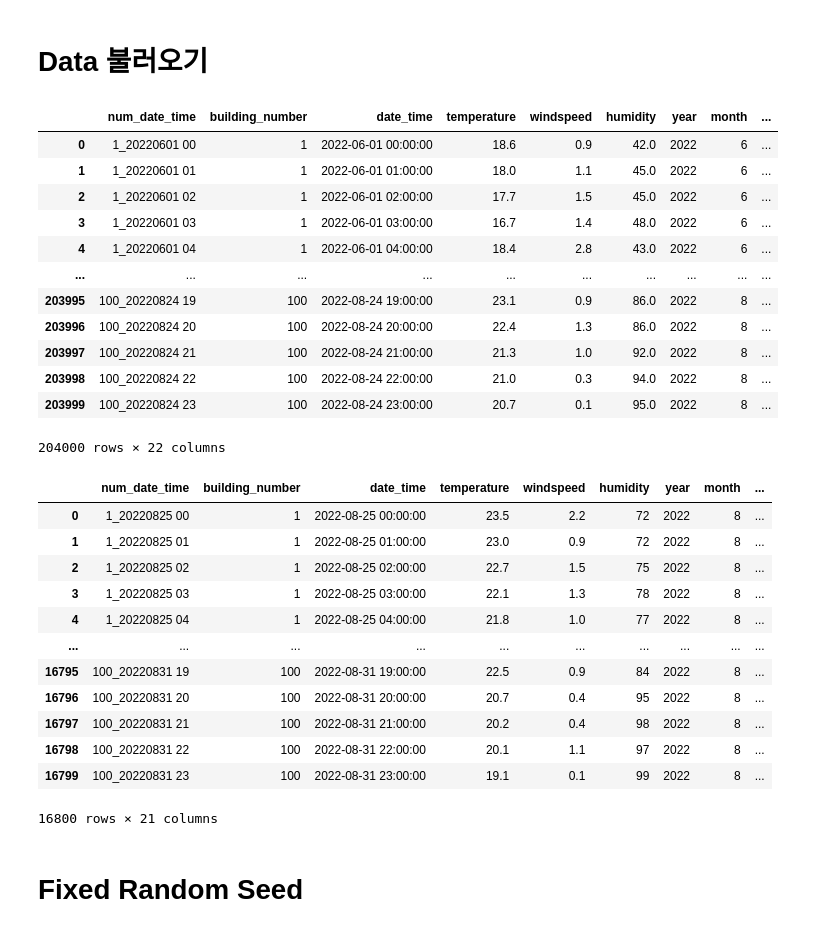
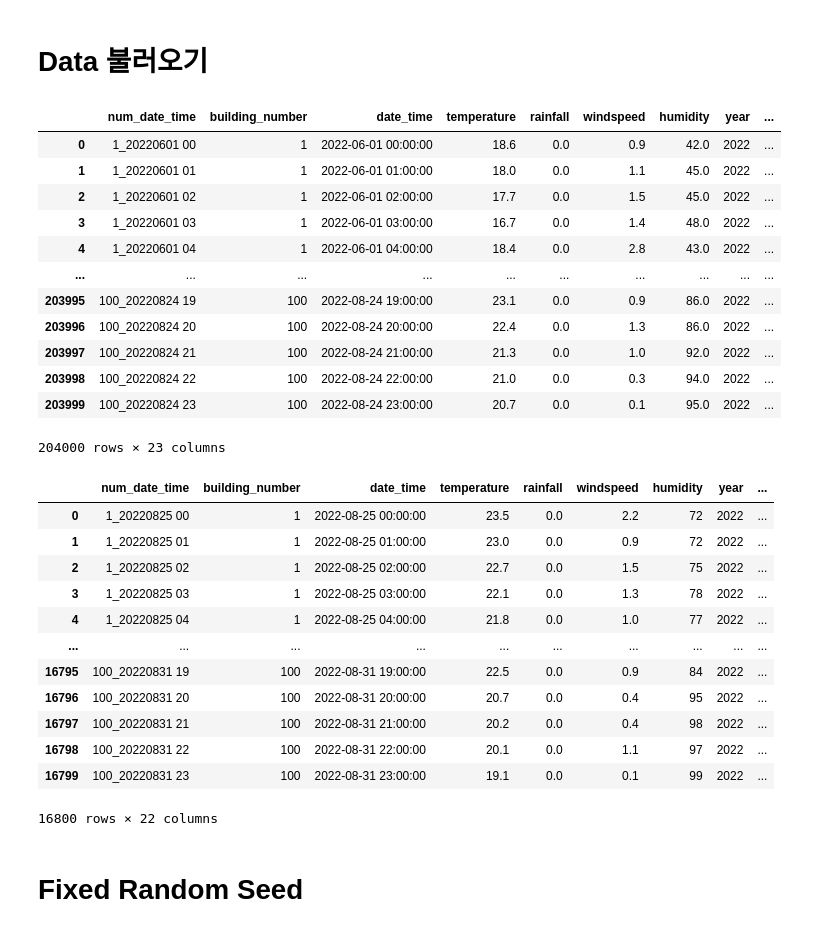
Before and after one commit to zivary/ABBA_test, a Jupyter notebook: ABBA_test-main/ABBA_test_LSTM.ipynb, the cells around one changed output. Saved outputs shown, nothing was run; the diff lists cells and outputs as text; code cells hidden in the pictures.

```diff
--- a/ABBA_test-main/ABBA_test_LSTM.ipynb
+++ b/ABBA_test-main/ABBA_test_LSTM.ipynb
@@ -23,38 +23,38 @@ warnings.filterwarnings(action='ignore')
 # %% [markdown]
 # Data 불러오기
 # %%
-train_df = pd.read_pickle('./processed_data/train_df.pkl')
-test_df = pd.read_pickle('./processed_data/test_df.pkl')
+train_df = pd.read_pickle('./processed_data/train_df_dl.pkl')
+test_df = pd.read_pickle('./processed_data/test_df_dl.pkl')
 
 display(train_df)
 display(test_df)
 # %% [output]
-|  | num_date_time | building_number | date_time | temperature | windspeed | humidity | year | month | ... |
-| 0 | 1_20220601 00 | 1 | 2022-06-01 00:00:00 | 18.6 | 0.9 | 42.0 | 2022 | 6 | ... |
-| 1 | 1_20220601 01 | 1 | 2022-06-01 01:00:00 | 18.0 | 1.1 | 45.0 | 2022 | 6 | ... |
-| 2 | 1_20220601 02 | 1 | 2022-06-01 02:00:00 | 17.7 | 1.5 | 45.0 | 2022 | 6 | ... |
-| 3 | 1_20220601 03 | 1 | 2022-06-01 03:00:00 | 16.7 | 1.4 | 48.0 | 2022 | 6 | ... |
-| 4 | 1_20220601 04 | 1 | 2022-06-01 04:00:00 | 18.4 | 2.8 | 43.0 | 2022 | 6 | ... |
+|  | num_date_time | building_number | date_time | temperature | rainfall | windspeed | humidity | year | ... |
+| 0 | 1_20220601 00 | 1 | 2022-06-01 00:00:00 | 18.6 | 0.0 | 0.9 | 42.0 | 2022 | ... |
+| 1 | 1_20220601 01 | 1 | 2022-06-01 01:00:00 | 18.0 | 0.0 | 1.1 | 45.0 | 2022 | ... |
+| 2 | 1_20220601 02 | 1 | 2022-06-01 02:00:00 | 17.7 | 0.0 | 1.5 | 45.0 | 2022 | ... |
+| 3 | 1_20220601 03 | 1 | 2022-06-01 03:00:00 | 16.7 | 0.0 | 1.4 | 48.0 | 2022 | ... |
+| 4 | 1_20220601 04 | 1 | 2022-06-01 04:00:00 | 18.4 | 0.0 | 2.8 | 43.0 | 2022 | ... |
 | ... | ... | ... | ... | ... | ... | ... | ... | ... | ... |
-| 203995 | 100_20220824 19 | 100 | 2022-08-24 19:00:00 | 23.1 | 0.9 | 86.0 | 2022 | 8 | ... |
-| 203996 | 100_20220824 20 | 100 | 2022-08-24 20:00:00 | 22.4 | 1.3 | 86.0 | 2022 | 8 | ... |
-| 203997 | 100_20220824 21 | 100 | 2022-08-24 21:00:00 | 21.3 | 1.0 | 92.0 | 2022 | 8 | ... |
-| 203998 | 100_20220824 22 | 100 | 2022-08-24 22:00:00 | 21.0 | 0.3 | 94.0 | 2022 | 8 | ... |
-| 203999 | 100_20220824 23 | 100 | 2022-08-24 23:00:00 | 20.7 | 0.1 | 95.0 | 2022 | 8 | ... |
+| 203995 | 100_20220824 19 | 100 | 2022-08-24 19:00:00 | 23.1 | 0.0 | 0.9 | 86.0 | 2022 | ... |
+| 203996 | 100_20220824 20 | 100 | 2022-08-24 20:00:00 | 22.4 | 0.0 | 1.3 | 86.0 | 2022 | ... |
+| 203997 | 100_20220824 21 | 100 | 2022-08-24 21:00:00 | 21.3 | 0.0 | 1.0 | 92.0 | 2022 | ... |
+| 203998 | 100_20220824 22 | 100 | 2022-08-24 22:00:00 | 21.0 | 0.0 | 0.3 | 94.0 | 2022 | ... |
+| 203999 | 100_20220824 23 | 100 | 2022-08-24 23:00:00 | 20.7 | 0.0 | 0.1 | 95.0 | 2022 | ... |
-204000 rows × 22 columns
+204000 rows × 23 columns
-|  | num_date_time | building_number | date_time | temperature | windspeed | humidity | year | month | ... |
-| 0 | 1_20220825 00 | 1 | 2022-08-25 00:00:00 | 23.5 | 2.2 | 72 | 2022 | 8 | ... |
-| 1 | 1_20220825 01 | 1 | 2022-08-25 01:00:00 | 23.0 | 0.9 | 72 | 2022 | 8 | ... |
-| 2 | 1_20220825 02 | 1 | 2022-08-25 02:00:00 | 22.7 | 1.5 | 75 | 2022 | 8 | ... |
-| 3 | 1_20220825 03 | 1 | 2022-08-25 03:00:00 | 22.1 | 1.3 | 78 | 2022 | 8 | ... |
-| 4 | 1_20220825 04 | 1 | 2022-08-25 04:00:00 | 21.8 | 1.0 | 77 | 2022 | 8 | ... |
+|  | num_date_time | building_number | date_time | temperature | rainfall | windspeed | humidity | year | ... |
+| 0 | 1_20220825 00 | 1 | 2022-08-25 00:00:00 | 23.5 | 0.0 | 2.2 | 72 | 2022 | ... |
+| 1 | 1_20220825 01 | 1 | 2022-08-25 01:00:00 | 23.0 | 0.0 | 0.9 | 72 | 2022 | ... |
+| 2 | 1_20220825 02 | 1 | 2022-08-25 02:00:00 | 22.7 | 0.0 | 1.5 | 75 | 2022 | ... |
+| 3 | 1_20220825 03 | 1 | 2022-08-25 03:00:00 | 22.1 | 0.0 | 1.3 | 78 | 2022 | ... |
+| 4 | 1_20220825 04 | 1 | 2022-08-25 04:00:00 | 21.8 | 0.0 | 1.0 | 77 | 2022 | ... |
 | ... | ... | ... | ... | ... | ... | ... | ... | ... | ... |
-| 16795 | 100_20220831 19 | 100 | 2022-08-31 19:00:00 | 22.5 | 0.9 | 84 | 2022 | 8 | ... |
-| 16796 | 100_20220831 20 | 100 | 2022-08-31 20:00:00 | 20.7 | 0.4 | 95 | 2022 | 8 | ... |
-| 16797 | 100_20220831 21 | 100 | 2022-08-31 21:00:00 | 20.2 | 0.4 | 98 | 2022 | 8 | ... |
-| 16798 | 100_20220831 22 | 100 | 2022-08-31 22:00:00 | 20.1 | 1.1 | 97 | 2022 | 8 | ... |
-| 16799 | 100_20220831 23 | 100 | 2022-08-31 23:00:00 | 19.1 | 0.1 | 99 | 2022 | 8 | ... |
+| 16795 | 100_20220831 19 | 100 | 2022-08-31 19:00:00 | 22.5 | 0.0 | 0.9 | 84 | 2022 | ... |
+| 16796 | 100_20220831 20 | 100 | 2022-08-31 20:00:00 | 20.7 | 0.0 | 0.4 | 95 | 2022 | ... |
+| 16797 | 100_20220831 21 | 100 | 2022-08-31 21:00:00 | 20.2 | 0.0 | 0.4 | 98 | 2022 | ... |
+| 16798 | 100_20220831 22 | 100 | 2022-08-31 22:00:00 | 20.1 | 0.0 | 1.1 | 97 | 2022 | ... |
+| 16799 | 100_20220831 23 | 100 | 2022-08-31 23:00:00 | 19.1 | 0.0 | 0.1 | 99 | 2022 | ... |
-16800 rows × 21 columns
+16800 rows × 22 columns
 # %% [markdown]
 # Fixed Random Seed
 # %%
```
Also changed, not shown: parts of 8 cells of this notebook, 8 other files.
